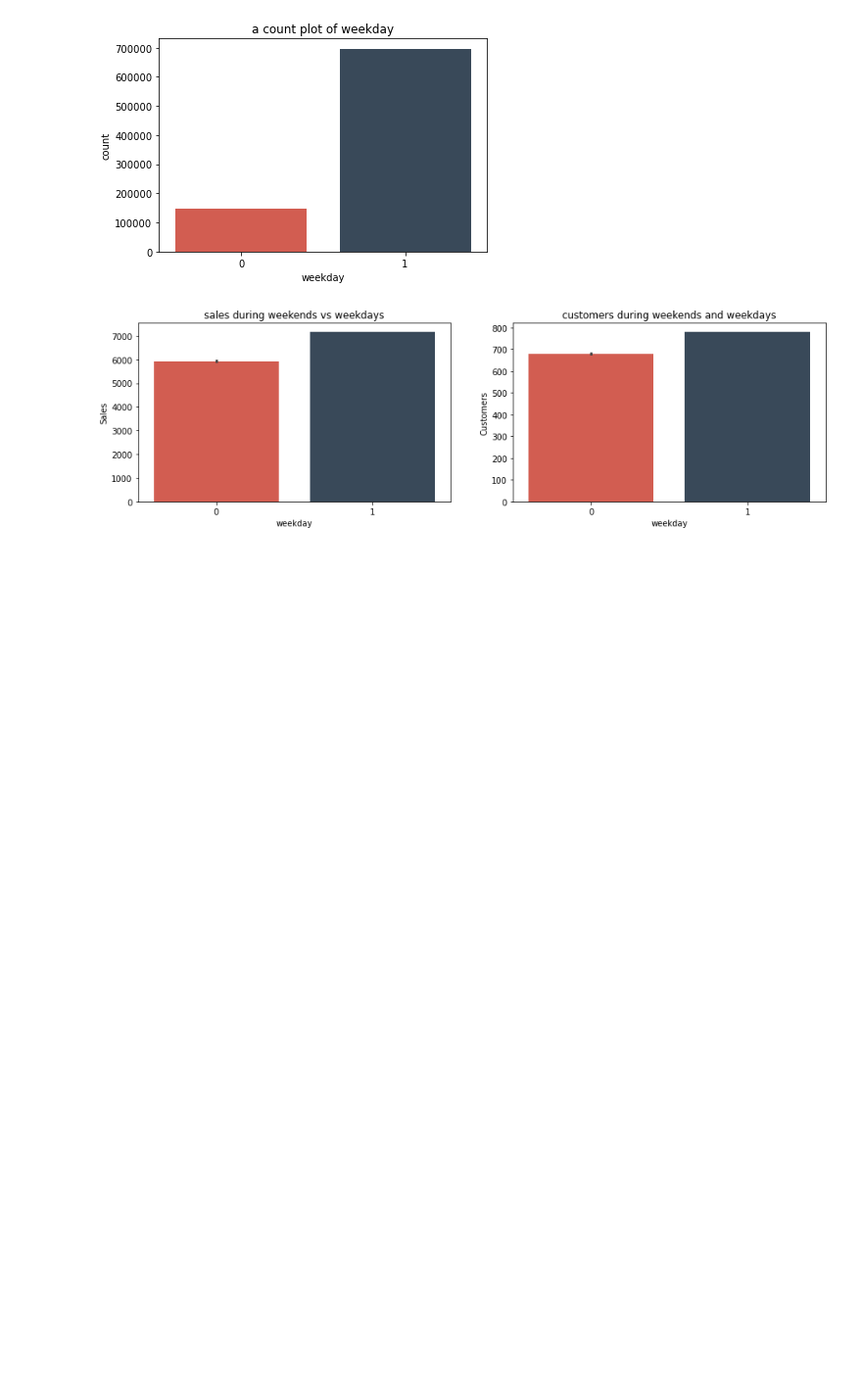
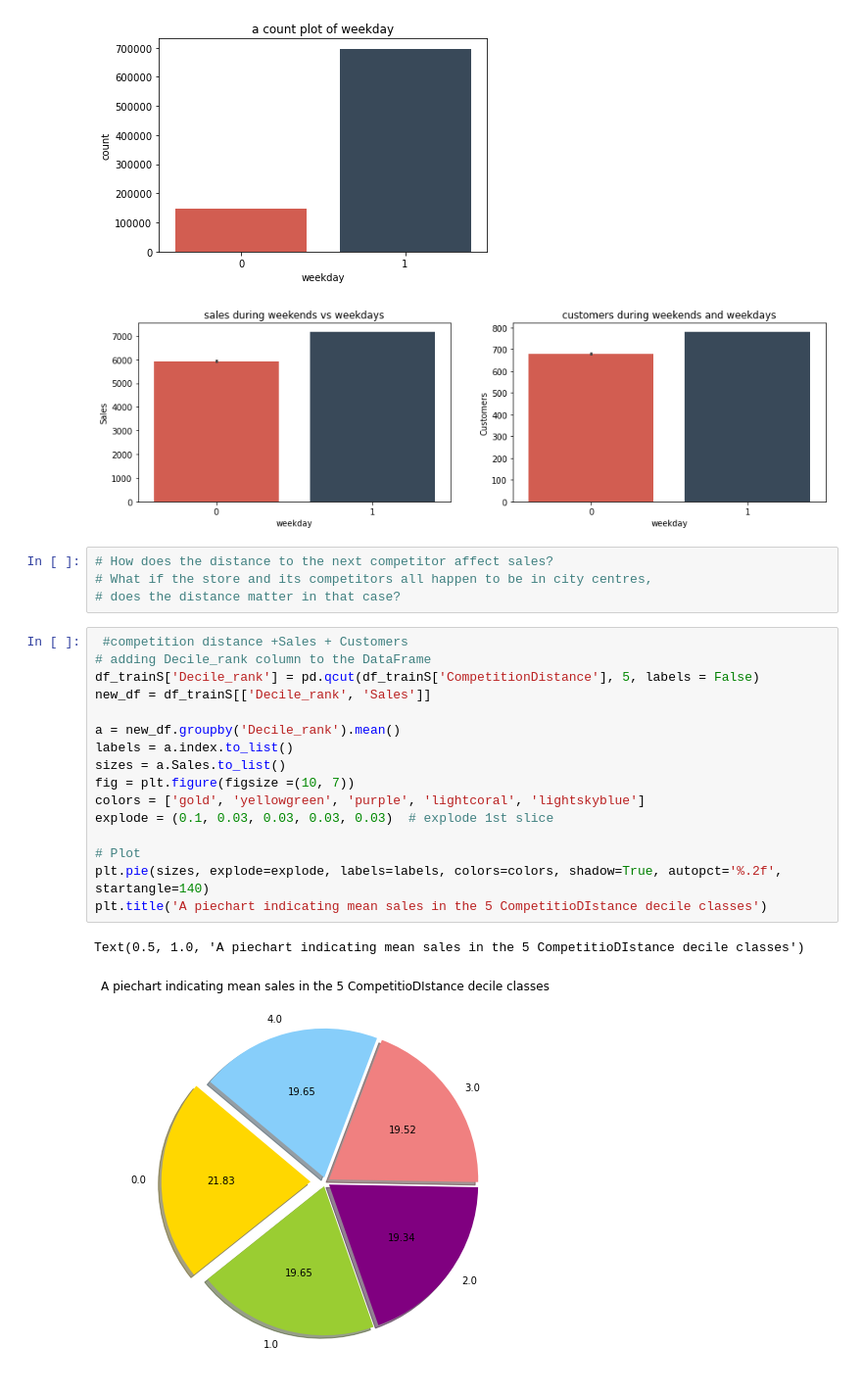
Before and after one commit to eyerus21/Rossmann-Store-Sales-Prediction, a Jupyter notebook: Notebooks/Rossmann_store_sales.ipynb, the cells around one changed output. Shown at 98% size. Cells and saved outputs as stored; diff of their text form; blank space fills up the shorter version.

```diff
--- a/Notebooks/Rossmann_store_sales.ipynb
+++ b/Notebooks/Rossmann_store_sales.ipynb
@@ -475,3 +475,26 @@ sns.barplot(x='weekday', y='Customers', data=df_trainS, ax=axis2, palette = flat
 Text(0.5, 1.0, 'customers during weekends and weekdays')
 [figure]
 [figure]
+# %%
+# How does the distance to the next competitor affect sales?
+# What if the store and its competitors all happen to be in city centres,
+# does the distance matter in that case?
+# %%
+ #competition distance +Sales + Customers
+# adding Decile_rank column to the DataFrame
+df_trainS['Decile_rank'] = pd.qcut(df_trainS['CompetitionDistance'], 5, labels = False)
+new_df = df_trainS[['Decile_rank', 'Sales']]
+
+a = new_df.groupby('Decile_rank').mean()
+labels = a.index.to_list()
+sizes = a.Sales.to_list()
+fig = plt.figure(figsize =(10, 7))
+colors = ['gold', 'yellowgreen', 'purple', 'lightcoral', 'lightskyblue']
+explode = (0.1, 0.03, 0.03, 0.03, 0.03)  # explode 1st slice
+
+# Plot
+plt.pie(sizes, explode=explode, labels=labels, colors=colors, shadow=True, autopct='%.2f', startangle=140)
+plt.title('A piechart indicating mean sales in the 5 CompetitioDIstance decile classes')
+# %% [output]
+Text(0.5, 1.0, 'A piechart indicating mean sales in the 5 CompetitioDIstance decile classes')
+[figure, added]
```
Also changed, not shown: parts of 11 cells of this notebook.
